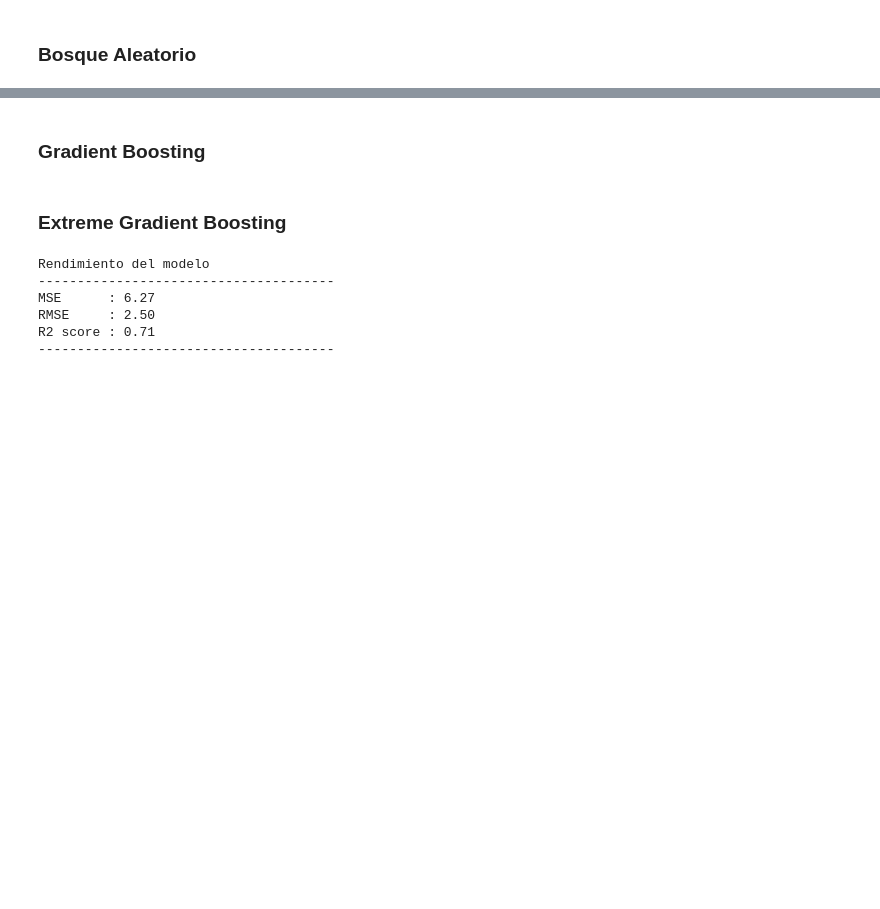
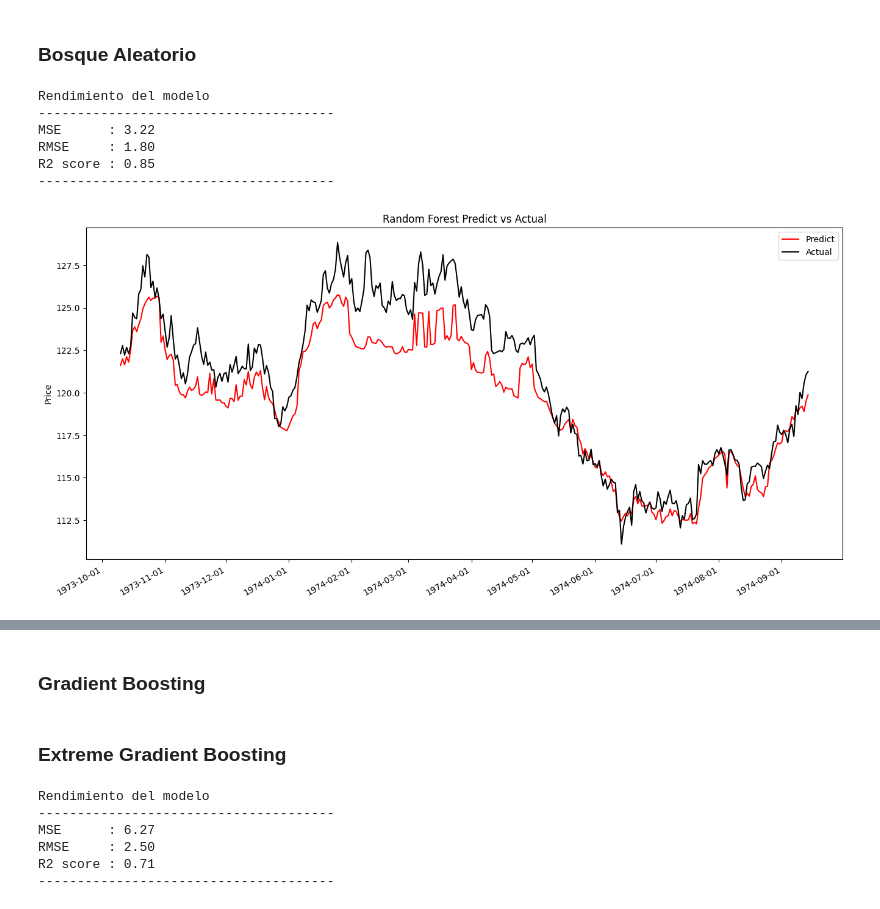
Before and after one commit to QuantConsulting/GOLD-FORECAST, a Jupyter notebook: notebooks/gold_prediction.ipynb, the cells around one changed output, grey strips where cells are left out. Cells and saved outputs as stored; diff of their text form; code cells hidden in the pictures; blank space fills up the shorter version.

```diff
--- a/notebooks/gold_prediction.ipynb
+++ b/notebooks/gold_prediction.ipynb
@@ -770 +734,17 @@ from sklearn.ensemble import RandomForestRegressor
+# %%
+# Modelo de Bosque Aleatorio
+random_forest_model = RandomForestRegressor()
+y_train = np.ravel(y_train)
+random_forest_model.fit(X_train, y_train)
+
+# Evaluación del modelo de Bosque Aleatorio
+rendimiento_modelo(random_forest_model, "Random Forest", mse_dict, rmse_dict)
+# %% [output]
+Rendimiento del modelo
+--------------------------------------
+MSE      : 3.22
+RMSE     : 1.80
+R2 score : 0.85
+--------------------------------------
+[figure, added]
 # %%
```
Also changed, not shown: parts of 7 cells of this notebook.
